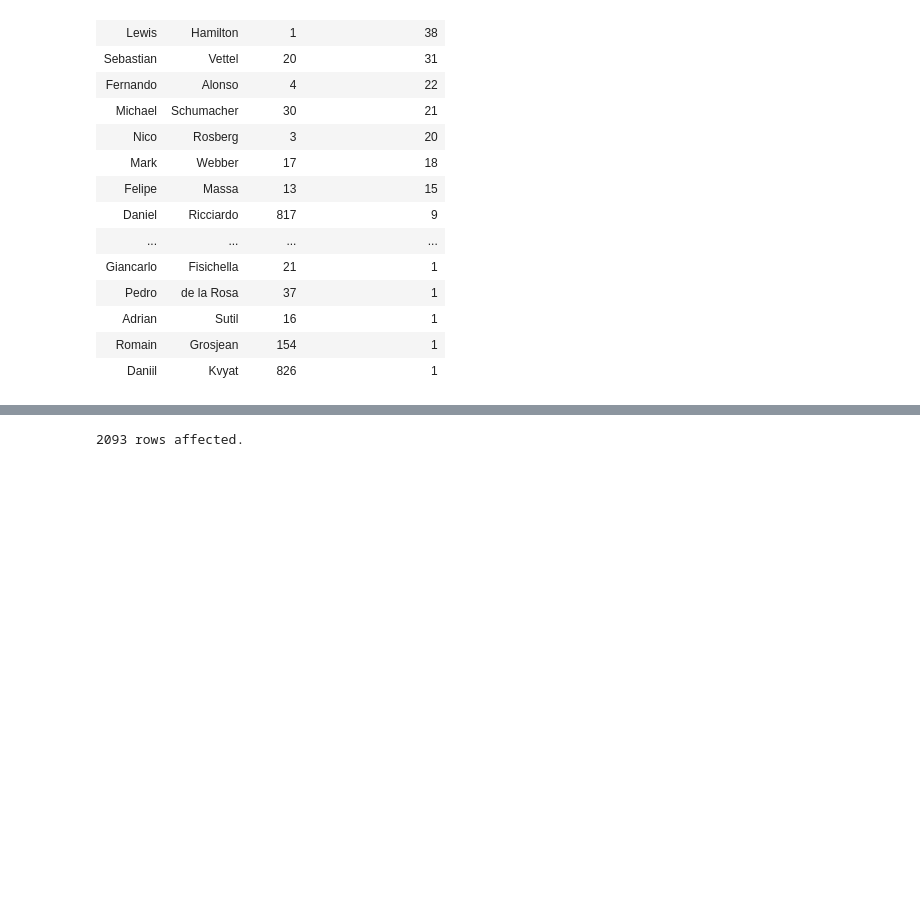
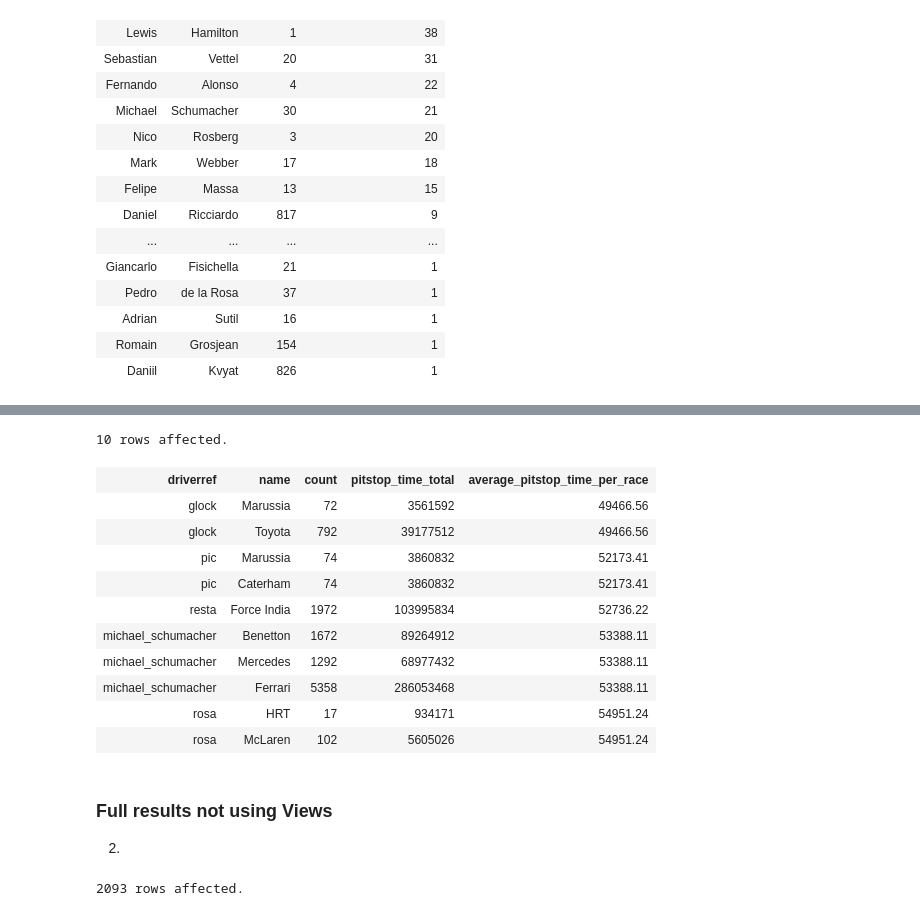
Before and after one commit to Emmely2008/Database-Assignment-Relational-Algebra, a Jupyter notebook: Handin7.ipynb, the cells around one changed output, grey strips where cells are left out. Cells and saved outputs as stored; diff of their text form; code cells hidden in the pictures; blank space fills up the shorter version.

```diff
--- a/Handin7.ipynb
+++ b/Handin7.ipynb
@@ -57,3 +154,33 @@ JOIN results USING(driverid) WHERE results.rank = 1 GROUP BY driverid ORDER BY t
+# %%
+%%sql SELECT drivers.driverref, constructors.name, count(*), sum(p.milliseconds) as pitstop_time_total, ROUND(sum(p.milliseconds)/count(results.raceid), 2) as average_pitstop_time_per_race
+FROM drivers
+JOIN results USING (driverid)
+JOIN constructors USING (constructorid)
+INNER JOIN
+(
+    SELECT * FROM milliseconds_spend
+) p
+ON p.driverid=drivers.driverid
+WHERE results.statusid=1
+GROUP BY drivers.driverref, constructors.name
+ORDER BY average_pitstop_time_per_race ASC LIMIT 10;
+# %% [output]
+10 rows affected.
+| driverref | name | count | pitstop_time_total | average_pitstop_time_per_race |
+| glock | Marussia | 72 | 3561592 | 49466.56 |
+| glock | Toyota | 792 | 39177512 | 49466.56 |
+| pic | Marussia | 74 | 3860832 | 52173.41 |
+| pic | Caterham | 74 | 3860832 | 52173.41 |
+| resta | Force India | 1972 | 103995834 | 52736.22 |
+| michael_schumacher | Benetton | 1672 | 89264912 | 53388.11 |
+| michael_schumacher | Mercedes | 1292 | 68977432 | 53388.11 |
+| michael_schumacher | Ferrari | 5358 | 286053468 | 53388.11 |
+| rosa | HRT | 17 | 934171 | 54951.24 |
+| rosa | McLaren | 102 | 5605026 | 54951.24 |
+# %% [markdown]
+### Full results not using Views
+
+2.
 # %%
 %%sql SELECT driverref, name, count(*) from drivers
 JOIN results USING(driverid)
```
Also changed, not shown: parts of 22 cells of this notebook.
